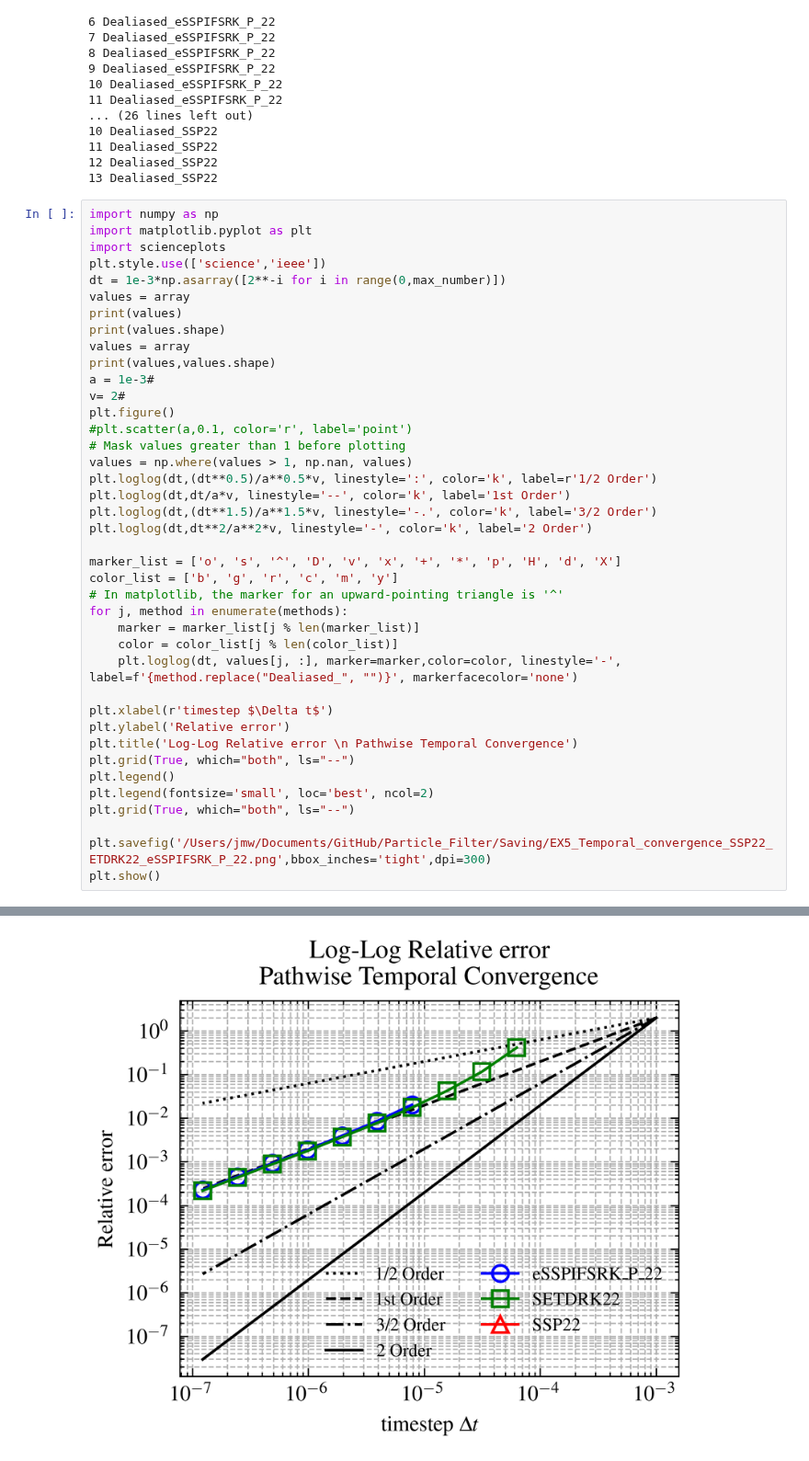
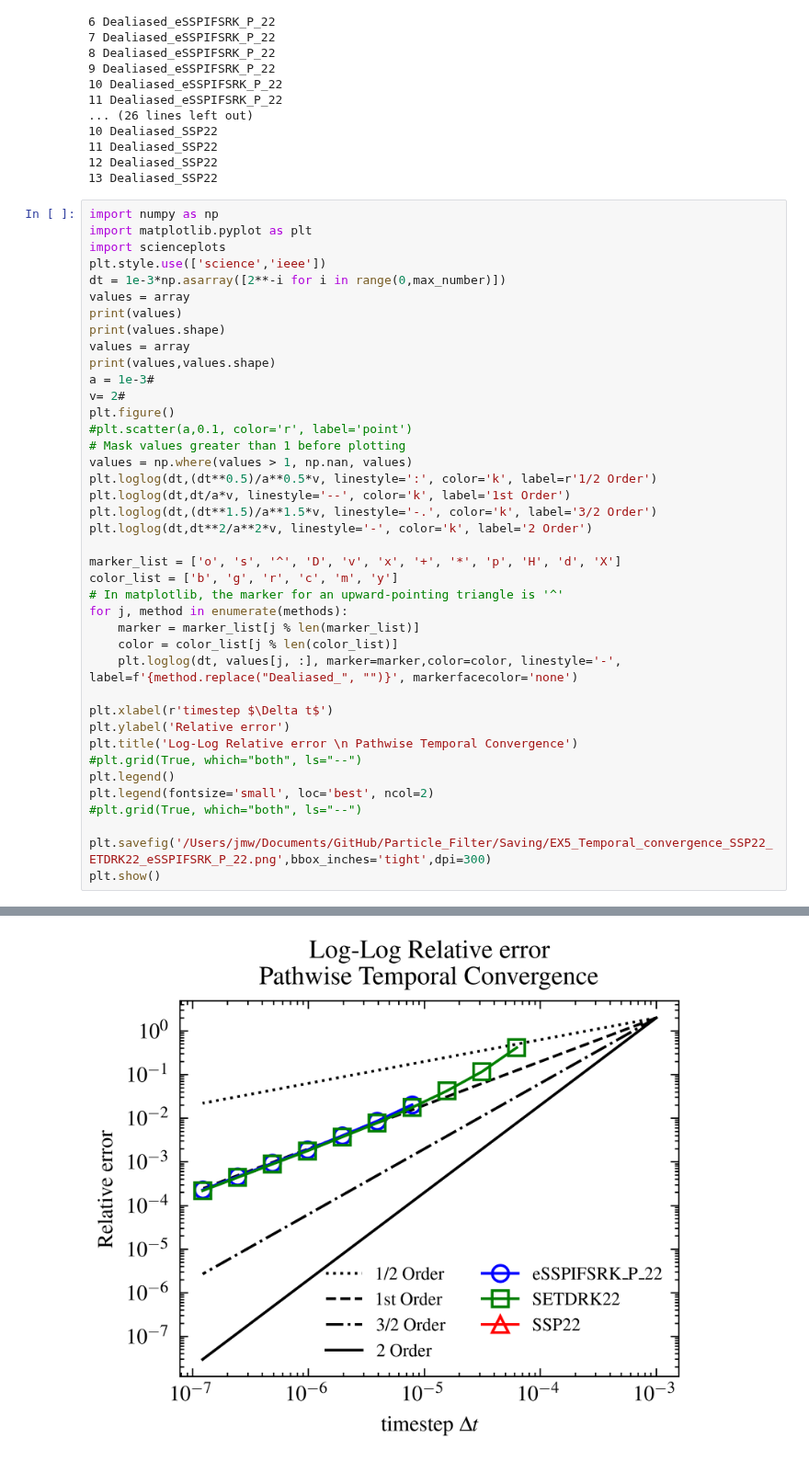
Before and after one commit to jameswoodfield/Particle_Filter, a Jupyter notebook: examples/Example_5_KdV_Temporal_Convergence_ALL_schemes.ipynb, the cells around one changed output, grey strips where cells are left out. Shown at 92% size. Saved outputs shown, nothing was run; the diff lists cells and outputs as text.

```diff
--- a/examples/Example_5_KdV_Temporal_Convergence_ALL_schemes.ipynb
+++ b/examples/Example_5_KdV_Temporal_Convergence_ALL_schemes.ipynb
@@ -513,36 +530,36 @@ for j, method in enumerate(methods):
     marker = marker_list[j % len(marker_list)]
     color = color_list[j % len(color_list)]
     plt.loglog(dt, values[j, :], marker=marker,color=color, linestyle='-', label=f'{method.replace("Dealiased_", "")}', markerfacecolor='none')
 
 plt.xlabel(r'timestep $\Delta t$')
 plt.ylabel('Relative error')
 plt.title('Log-Log Relative error \n Pathwise Temporal Convergence')
-plt.grid(True, which="both", ls="--")
+#plt.grid(True, which="both", ls="--")
 plt.legend()
 plt.legend(fontsize='small', loc='best', ncol=2)
-plt.grid(True, which="both", ls="--")
+#plt.grid(True, which="both", ls="--")
 
 plt.savefig('/Users/jmw/Documents/GitHub/Particle_Filter/Saving/EX5_Temporal_convergence_SSP22_ETDRK22_eSSPIFSRK_P_22.png',bbox_inches='tight',dpi=300)
 plt.show()
 # %% [output]
 [[           nan            nan            nan            nan
              nan            nan            nan 2.04219690e-02
   8.61473946e-03 3.98933224e-03 1.88852126e-03 9.34314072e-04
   4.60713056e-04 2.28699860e-04]
  [           nan            nan            nan 1.29432850e+00
   4.14862636e-01 1.16385889e-01 4.24932163e-02 1.76342272e-02
   7.82637610e-03 3.72147418e-03 1.78393738e-03 8.88846586e-04
   4.39706553e-04 2.18613942e-04]
  [           nan            nan            nan            nan
              nan            nan            nan            nan
              nan            nan            nan            nan
              nan            nan]]
 ... (9 lines left out)
  [           nan            nan            nan            nan
              nan            nan            nan            nan
              nan            nan            nan            nan
              nan            nan]] (3, 14)
-[figure, old version]
+[figure, new version]
 # %%
 import numpy as np
 import matplotlib.pyplot as plt
```
Also changed, not shown: parts of 5 cells of this notebook, 22 other files.
